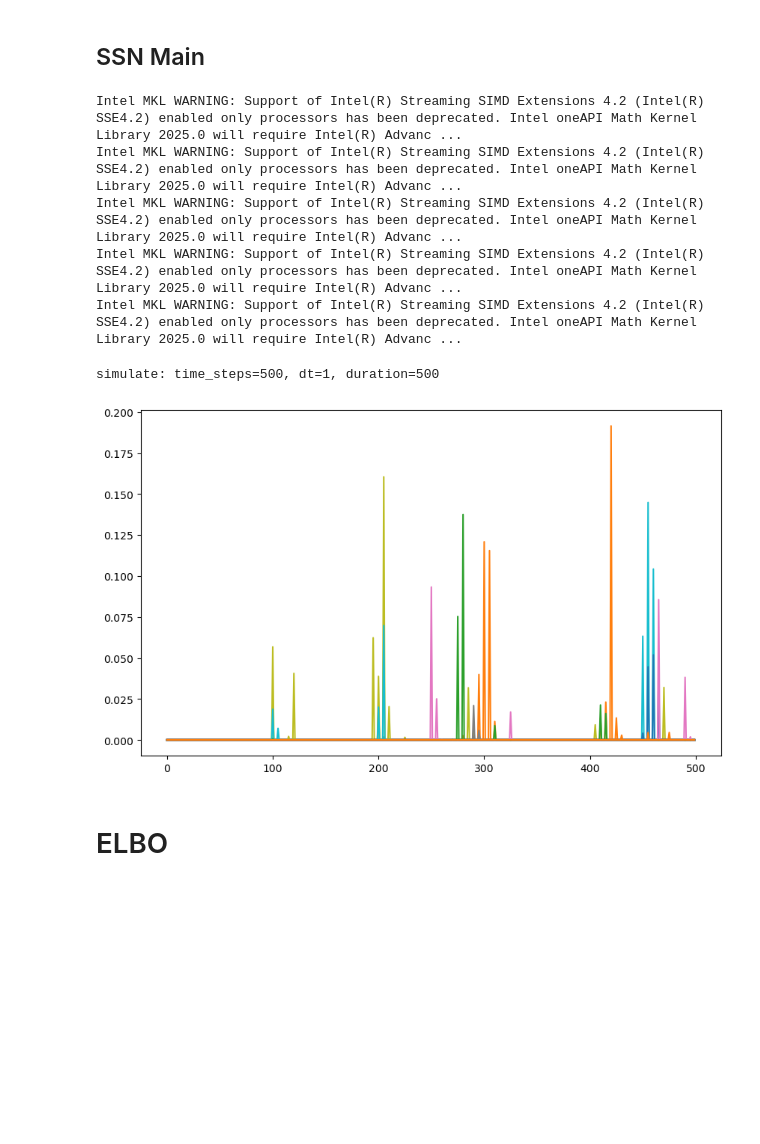
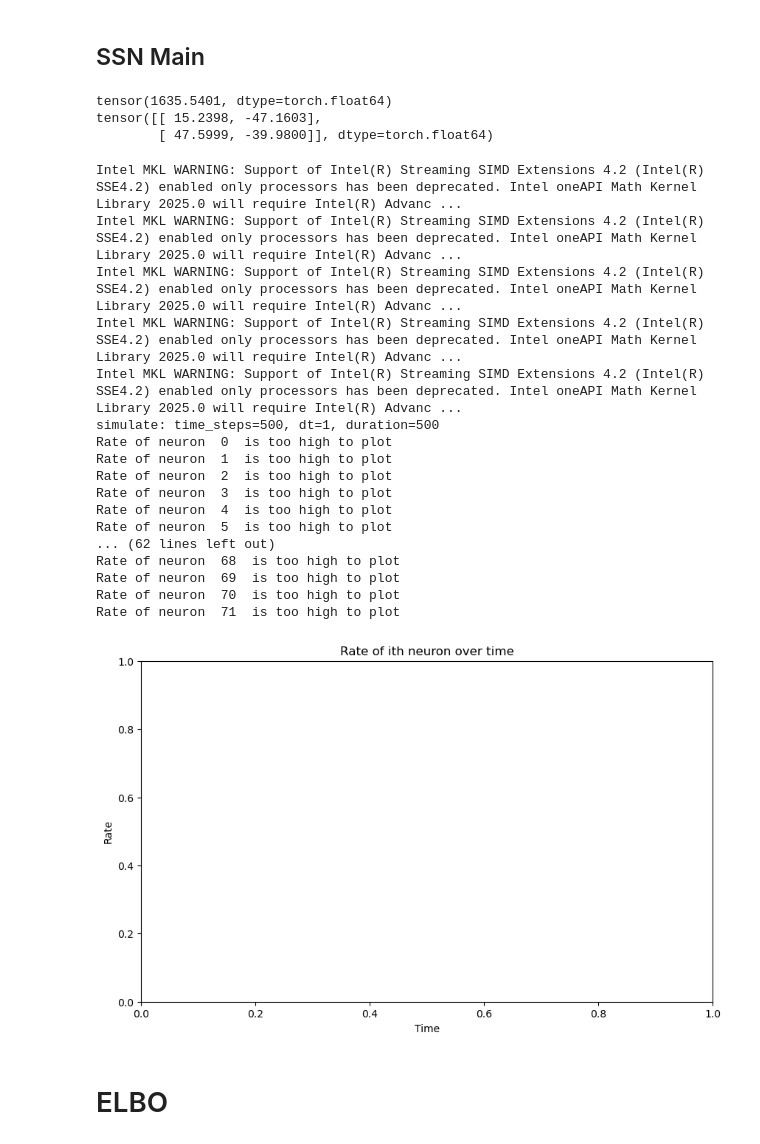
Before and after one commit to NandiniShiralkar/IIB-Project, a Jupyter notebook: Final_Combined.ipynb, the cells around one changed output. Cells and saved outputs as stored; diff of their text form; code cells hidden in the pictures; blank space fills up the shorter version.

```diff
--- a/Final_Combined.ipynb
+++ b/Final_Combined.ipynb
@@ -466,8 +466,8 @@ class SSN2DTopo(SSNBase):
         sq_ori_dist = self.calc_ori_dist()
 
         # Compute weight blocks
-        W_ee = self.calc_W_block(xy_dist[:self.Ne, :self.Ne], sq_ori_dist[:self.Ne, :self.Ne], self.s_2x2[0][0], self.sigma_oris, excitatory='EE')
-        W_ei = self.calc_W_block(xy_dist[:self.Ne, self.Ne:], sq_ori_dist[:self.Ne, self.Ne:], self.s_2x2[0][1], self.sigma_oris, excitatory='EI')
+        W_ee = self.calc_W_block(xy_dist[:self.Ne, :self.Ne], sq_ori_dist[:self.Ne, :self.Ne], self.s_2x2[0][0], self.sigma_oris, excitatory=True, p_loc=self.p_local[0])
+        W_ei = self.calc_W_block(xy_dist[:self.Ne, self.Ne:], sq_ori_dist[:self.Ne, self.Ne:], self.s_2x2[0][1], self.sigma_oris, excitatory=True, p_loc=self.p_local[1])
         W_ie = self.calc_W_block(xy_dist[self.Ne:, :self.Ne], sq_ori_dist[self.Ne:, :self.Ne], self.s_2x2[1][0], self.sigma_oris)
         W_ii = self.calc_W_block(xy_dist[self.Ne:, self.Ne:], sq_ori_dist[self.Ne:, self.Ne:], self.s_2x2[1][1], self.sigma_oris)
 
@@ -486,14 +486,16 @@ class SSN2DTopo(SSNBase):
 
         return self.W
 
-    def calc_W_block(self, xy_dist, sq_ori_dist, s, sigma_oris, CellWiseNormalised = True, excitatory=None):
+    def calc_W_block(self, xy_dist, sq_ori_dist, s, sigma_oris, CellWiseNormalised = True, excitatory=False,p_loc=None):
 
         #Add a small constant to s and sigma_oris to avoid division by zero
         s = s + 1e-8
         sigma_oris = 2*np.pi*sigma_oris/self.L + 1e-8
 
-        if excitatory == 'EE':
-            W =  torch.exp(-xy_dist / s - sq_ori_dist / (2 * sigma_oris ** 2))
+        if excitatory:
+            W_spatial =  torch.exp(-xy_dist / s)
+            W_orientation = torch.exp(- sq_ori_dist / (2 * sigma_oris ** 2))
+            W = (p_loc * torch.eye(W_spatial.size(0)) + (1 - p_loc) * W_spatial) * W_orientation
         else:
             W =  torch.exp(-xy_dist ** 2 / (2 * s ** 2) - sq_ori_dist / (2 * sigma_oris ** 2))
 
@@ -574,13 +576,17 @@ tauE = 20.0
 tauI = 10.0
 grid_pars = {'grid_size_Nx': 3}
 
-psi = torch.tensor(0.774)
+psi = torch.tensor(7.774)
 conn_pars = {
-    'J_2x2': torch.tensor([[.624, -1.931], [1.049, -0.537]],dtype=torch.float64) *torch.pi * psi, #TODO: take their a and multiply by 2 * num thetas in echeveste
-    's_2x2': torch.tensor([[0.2955, 0.09], [0.5542, 0.09]])/0.4,  # TODO: divide by 0.4
+    'J_2x2': torch.tensor([[.624, -1.931], [1.949, -1.637]],dtype=torch.float64)*psi*torch.pi,
+    's_2x2': torch.tensor([[0.2955, 0.09], [0.5542, 0.09]])/0.4,
     'p_local': torch.tensor([0.72,0.7]),
     'sigma_oris': torch.tensor(45.0),
     'num_oris': 8}
+
+# print j_EEj_II - j_EIj_IE - torch.tensor([[.624, -1.931], [1.049, -0.537]]
+print(conn_pars['J_2x2'][0,0]*conn_pars['J_2x2'][1,1] - conn_pars['J_2x2'][0,1]*conn_pars['J_2x2'][1,0])
+print(conn_pars['J_2x2'])
 
 thetas = torch.linspace(0, torch.pi, conn_pars['num_oris'])
 
@@ -593,43 +599,60 @@ ssn_params = {
         "conn_pars": conn_pars,
         "thetas": thetas,
     }
+# %% [output]
+tensor(1635.5401, dtype=torch.float64)
+tensor([[ 15.2398, -47.1603],
+        [ 47.5999, -39.9800]], dtype=torch.float64)
 # %%
 # produce a fogsm sample
 I, g = fogsm_model.samples()
 
 # simulate the SSN model
 ssn_model = SSN2DTopo(**ssn_params)
 
 # process the input
 inp_vec = ssn_model.process_input(I)
 inp_vec = inp_vec.unsqueeze(0)
 
 # create correlated noise
 dt = 1
 Nt = 500
-corr_time = 10
+corr_time = 20
 noise = ssn_model.make_correlated_noise(dt, Nt, corr_time)
+
+# simulate the SSN model
+potentials = ssn_model.simulate_batch(inp_vec, duration=500, dt=1,noise=noise)
+rates = ssn_model.powlaw(potentials)
+
+# plot the rate of ith neuron over time
+for i in range (ssn_model.Ne):
+    if rates[0,:,i].max() < 10000:
+        plt.plot(rates[0,:,i].detach().numpy())
+    else:
+        print("Rate of neuron ",i," is too high to plot")
+plt.title("Rate of ith neuron over time")
+plt.xlabel("Time")
+plt.ylabel("Rate")
+plt.show()
 # %% [output]
 Intel MKL WARNING: Support of Intel(R) Streaming SIMD Extensions 4.2 (Intel(R) SSE4.2) enabled only processors has been deprecated. Intel oneAPI Math Kernel Library 2025.0 will require Intel(R) Advanc ...
 Intel MKL WARNING: Support of Intel(R) Streaming SIMD Extensions 4.2 (Intel(R) SSE4.2) enabled only processors has been deprecated. Intel oneAPI Math Kernel Library 2025.0 will require Intel(R) Advanc ...
 Intel MKL WARNING: Support of Intel(R) Streaming SIMD Extensions 4.2 (Intel(R) SSE4.2) enabled only processors has been deprecated. Intel oneAPI Math Kernel Library 2025.0 will require Intel(R) Advanc ...
 Intel MKL WARNING: Support of Intel(R) Streaming SIMD Extensions 4.2 (Intel(R) SSE4.2) enabled only processors has been deprecated. Intel oneAPI Math Kernel Library 2025.0 will require Intel(R) Advanc ...
 Intel MKL WARNING: Support of Intel(R) Streaming SIMD Extensions 4.2 (Intel(R) SSE4.2) enabled only processors has been deprecated. Intel oneAPI Math Kernel Library 2025.0 will require Intel(R) Advanc ...
+simulate: time_steps=500, dt=1, duration=500
+Rate of neuron  0  is too high to plot
+Rate of neuron  1  is too high to plot
+Rate of neuron  2  is too high to plot
+Rate of neuron  3  is too high to plot
+Rate of neuron  4  is too high to plot
+Rate of neuron  5  is too high to plot
+... (62 lines left out)
+Rate of neuron  68  is too high to plot
+Rate of neuron  69  is too high to plot
+Rate of neuron  70  is too high to plot
+Rate of neuron  71  is too high to plot
+[figure, added]
-# %%
-# simulate the SSN model
-potentials = ssn_model.simulate_batch(inp_vec, duration=500, dt=1,noise=noise)
-rates = ssn_model.powlaw(potentials)
-
-# plot the rate of ith neuron over time
-for i in range (ssn_model.Ne):
-    if rates[0,:,i].max() < 10000:
-        plt.plot(rates[0,:,i].detach().numpy())
-    else:
-        print("Rate of neuron ",i," is too high to plot")
-plt.show()
-# %% [output]
-simulate: time_steps=500, dt=1, duration=500
-[figure, removed]
 # %% [markdown]
 # ELBO
 # %%
```
Also changed, not shown: parts of 3 cells of this notebook.
